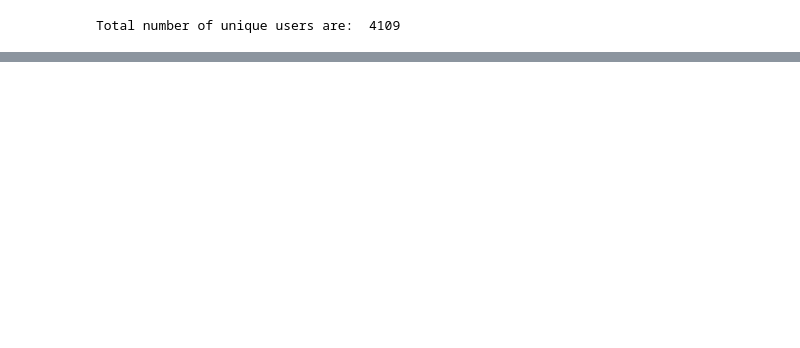
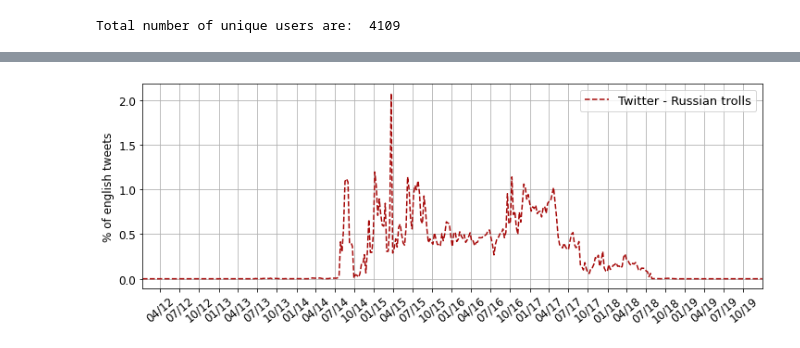
Before and after one commit to aishwaryaanegundi/state-trolls, a Jupyter notebook: poc/notebooks/plots.ipynb, the cells around one changed output, grey strips where cells are left out. Drawn from its saved outputs; the diff is of its cells as text; code cells hidden in the pictures; blank space fills up the shorter version.

```diff
--- a/poc/notebooks/plots.ipynb
+++ b/poc/notebooks/plots.ipynb
@@ -311,31 +287,33 @@ def plot_days_counts(days_and_counts_list, colors, lines, path, leg=False,
         d_s = sum(counts)
         days = [datetime.strptime(x[1], '%d-%m-%Y') for x in days_and_counts]
         days2 = mdates.date2num(days)
         percs = [x/float(d_s)*100 for x in counts]
         percs_all.append(percs)
         ax.plot_date(days2, percs, colors[k], linestyle=lines[k])
         k+=1
 
     months = mdates.MonthLocator(range(1,13), bymonthday=1, interval=3)
     monthsFmt = mdates.DateFormatter("%m/%y")
 
     ax.xaxis.set_major_locator(months)
     ax.xaxis.set_major_formatter(monthsFmt)
     ax.autoscale_view()
     fig.autofmt_xdate()
     plt.ylabel(ylabel)
     plt.margins(x=0)
 
     plt.xticks(rotation=40)
     for tick in ax.xaxis.get_major_ticks():
         tick.label1.set_horizontalalignment('center')
     for item in ([ax.xaxis.label, ax.yaxis.label] +
         ax.get_xticklabels() + ax.get_yticklabels()):
         item.set_fontsize(12)
     plt.grid()
     plt.legend(leg, loc='best', fontsize=13)
     plt.savefig(path, bbox_inches='tight')
     plt.show()
 
-plot_days_counts(filter_days_all_general, colors[1:], line_styles[1:], path='./counts_per_day_english.pdf',
+plot_days_counts(filter_days_all_general, colors[1:], line_styles[1:], path='../final_results/counts_per_day_english.pdf',
                  leg=['Twitter - Russian trolls'])
+# %% [output]
+[figure, added]
```
Also changed, not shown: parts of 7 cells of this notebook, 3 other files.
